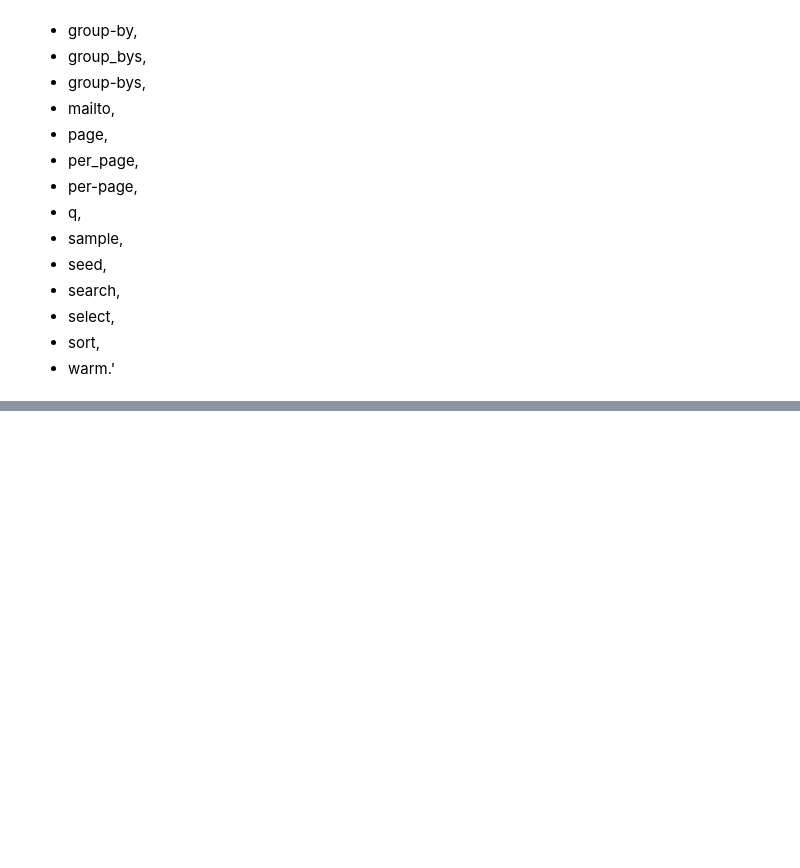
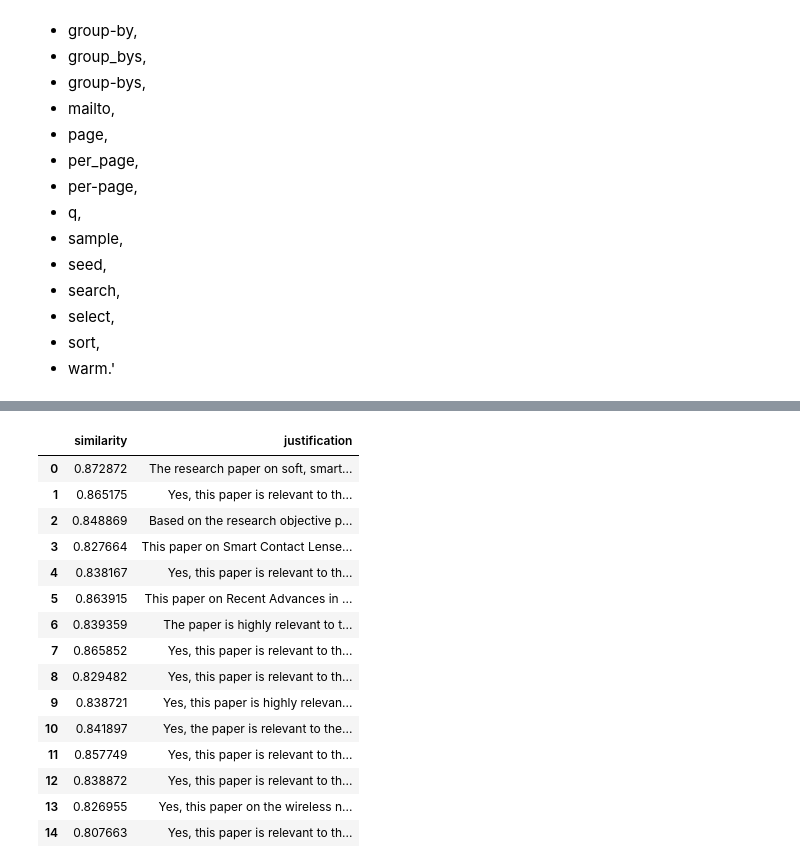
Before and after one commit to darkcyan-ugli-fruit/innolens, a Jupyter notebook: notebooks/01_innolens.ipynb, the cells around one changed output, grey strips where cells are left out. Cells and saved outputs as stored; diff of their text form; code cells hidden in the pictures; blank space fills up the shorter version.

Commit message:
added the scoring and justification with openai

```diff
--- a/notebooks/01_innolens.ipynb
+++ b/notebooks/01_innolens.ipynb
@@ -5,19 +7,21 @@ The user define the research objective a prompt. I use openAI to identify releva
 import os
 from dotenv import load_dotenv
 from openai import OpenAI
+from openai.types.responses import Response
 
 # Load the API key
 load_dotenv()
-client = OpenAI(api_key=os.getenv("OPENAI_API_KEY"))
+
+client: OpenAI = OpenAI(api_key=os.getenv("OPENAI_API_KEY"))
 
 # Research objective
-research_objective = """
+research_objective: str = """
 At present, one of our clients is looking to speak with professionals who have insights about the emerging technologies
 in soft contact lens manufacturing, particularly non-injection moulded methods. They would broadly like to understand how
 these technologies are reshaping the industry—from on-demand manufacturing to smart, drug-delivery-enabled lenses.
 """
 
-prompt = f"""
+prompt: str= f"""
 You are assisting a researcher in generating targeted search terms.
 
 Return a JSON object with the following structure:
@@ -37,18 +41,12 @@ Research Objective:
 \"\"\"
 """
 
-
-
-
-# OpenAI API call
-response = client.chat.completions.create(
-    model="gpt-3.5-turbo", # Cost efficient model
-    # model="gpt-4-turbo",
-    messages=[{"role": "user",
-               "content": prompt}]
+response: Response = client.responses.create(
+    model="gpt-3.5-turbo",
+    input = prompt
 )
 
-# Print the results
-print(response.choices[0].message.content)
+# print(type(response))
+print(response.output_text)
 # %% [output]
 {
@@ -208,0 +258,24 @@ JSON Data: {'meta': {'count': 38708, 'db_response_time_ms': 113, 'page': 1, 'per
+# %%
+# Show full column contents and more columns
+pd.set_option("display.max_colwidth", None)    # Show full text in cells
+# pd.set_option("display.max_columns", None)     # Show all columns
+# pd.set_option("display.width", 0)              # Auto-detect width (or set a high number)
+
+df[["similarity", "justification"]].head(15)
+# %% [output]
+|  | similarity | justification |
+| 0 | 0.872872 | The research paper on soft, smart... |
+| 1 | 0.865175 | Yes, this paper is relevant to th... |
+| 2 | 0.848869 | Based on the research objective p... |
+| 3 | 0.827664 | This paper on Smart Contact Lense... |
+| 4 | 0.838167 | Yes, this paper is relevant to th... |
+| 5 | 0.863915 | This paper on Recent Advances in ... |
+| 6 | 0.839359 | The paper is highly relevant to t... |
+| 7 | 0.865852 | Yes, this paper is relevant to th... |
+| 8 | 0.829482 | Yes, this paper is relevant to th... |
+| 9 | 0.838721 | Yes, this paper is highly relevan... |
+| 10 | 0.841897 | Yes, the paper is relevant to the... |
+| 11 | 0.857749 | Yes, this paper is relevant to th... |
+| 12 | 0.838872 | Yes, this paper is relevant to th... |
+| 13 | 0.826955 | Yes, this paper on the wireless n... |
+| 14 | 0.807663 | Yes, this paper is relevant to th... |
```
Also changed, not shown: parts of 5 cells of this notebook, 1 other file.
